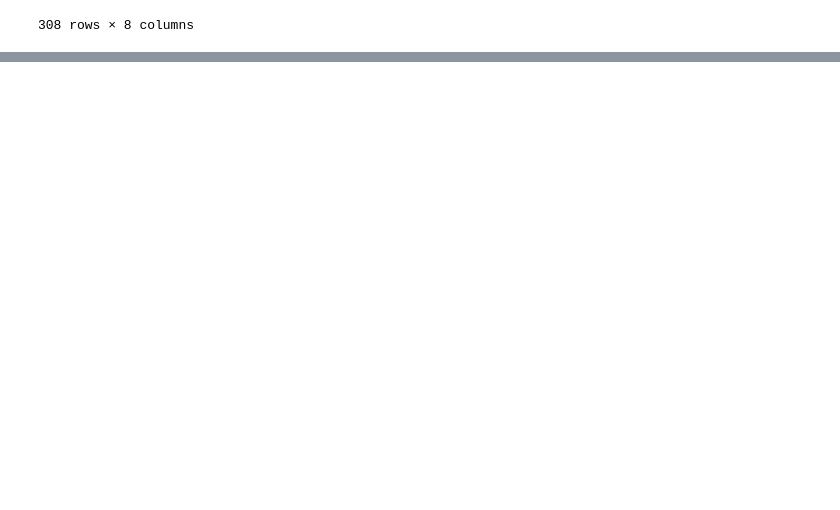
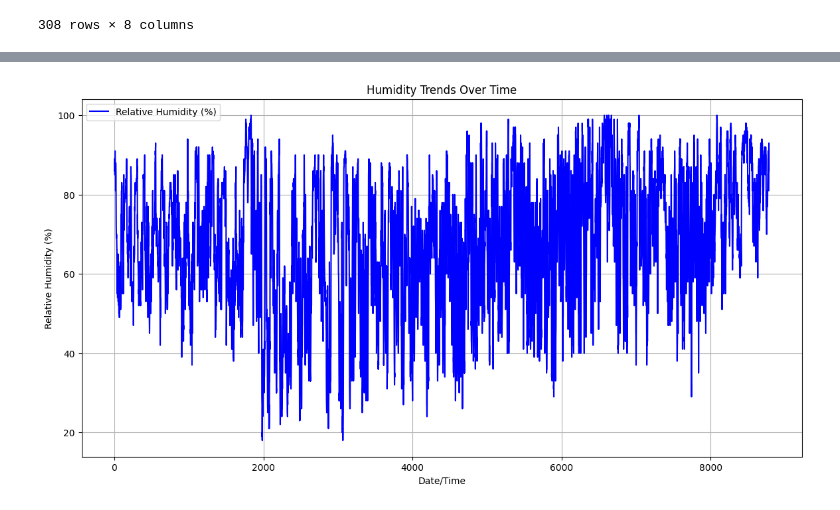
Before and after one commit to Damas-Hub/Data-Analysis-and-Data-Science-Practice, a Jupyter notebook: weather.ipynb, the cells around one changed output, grey strips where cells are left out. Cells and saved outputs as stored; diff of their text form; code cells hidden in the pictures; blank space fills up the shorter version.

```diff
--- a/weather.ipynb
+++ b/weather.ipynb
@@ -299,0 +339,12 @@ df[(df['Wind Speed_km/h'] > 24) & (df['Visibility_km'] == 25)]
+# %%
+# Plot humidity over time
+plt.figure(figsize=(14, 7))
+plt.plot(df.index, df['Rel Hum_%'], label='Relative Humidity (%)', color='blue')
+plt.xlabel('Date/Time')
+plt.ylabel('Relative Humidity (%)')
+plt.title('Humidity Trends Over Time')
+plt.legend()
+plt.grid(True)
+plt.show()
+# %% [output]
+[figure, added]
```
Also changed, not shown: parts of 8 cells of this notebook.
